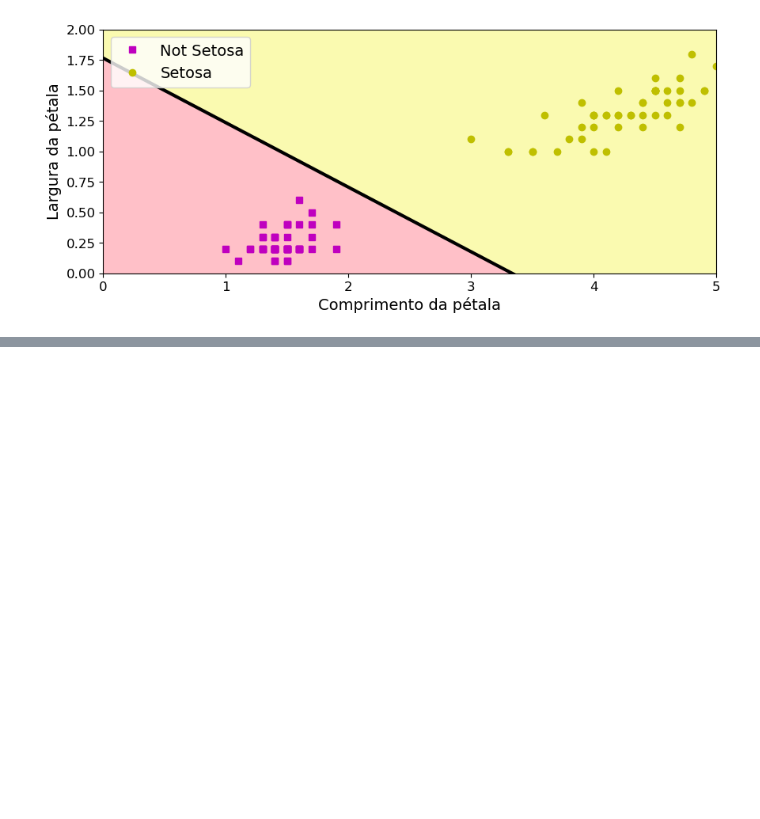
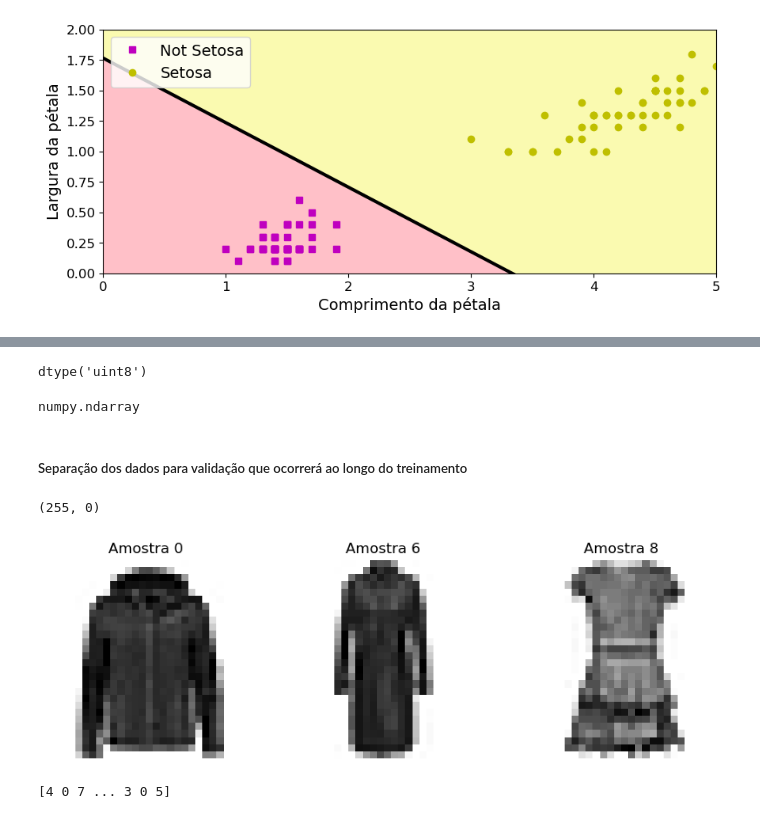
Before and after one commit to CarineMS/UFV, a Jupyter notebook: ELT574/Semana_03/ELT574_U3A.ipynb, the cells around one changed output, grey strips where cells are left out. Drawn from its saved outputs; the diff is of its cells as text; code cells hidden in the pictures; blank space fills up the shorter version.

Commit message:
ELT547 Semana 2 Aula 03 Perceptron Multicamadas PMC usando keras fashion_mnist

```diff
--- a/ELT574/Semana_03/ELT574_U3A.ipynb
+++ b/ELT574/Semana_03/ELT574_U3A.ipynb
@@ -93,0 +100,8 @@ plt.show()
+# %%
+# carregando o conjunto
+
+fashion = keras.datasets.fashion_mnist
+# %%
+# divisão dos dados de treino e de teste
+(X_trainf, y_trainf), (X_test, y_test) = fashion.load_data()
+X_trainf.shape
@@ -93,0 +122,60 @@ plt.show()
+# %%
+# inteiro de 8 bytes positivo
+X_trainf.dtype
+# %% [output]
+dtype('uint8')
+# %%
+type(X_trainf)
+# %% [output]
+numpy.ndarray
+# %% [markdown]
+##### Separação dos dados para validação que ocorrerá ao longo do treinamento
+# %%
+# o valor de cada pixel pode variar.
+# No nosso caso essa variação é de 255
+X_test[0].max(), X_test[0].min()
+# %% [output]
+(255, 0)
+# %%
+# buscando que não haja diferenciação entre os pixels por conta
+# dos seus valores optou-se normalizar-los em relação ao valor
+# maximo
+X_valid, X_train = X_trainf[:5000]/255.,X_trainf[5000:]/255.
+y_valid, y_train = y_trainf[:5000],y_trainf[5000:]
+X_test = X_test/255.
+# %%
+plt.figure(figsize=(10,4))
+
+plt.subplot(131)
+plt.imshow(X_train[0], cmap='binary')
+plt.title('Amostra 0')
+plt.axis('off')
+
+plt.subplot(132)
+plt.imshow(X_train[6], cmap='binary')
+plt.title('Amostra 6')
+plt.axis('off')
+
+plt.subplot(133)
+plt.imshow(X_train[8], cmap='binary')
+plt.title('Amostra 8')
+plt.axis('off')
+
+plt.show()
+# %% [output]
+[figure, added]
+# %%
+# cada classe é representado por um número
+print(y_train)
+class_names = ["T-shirt/top",
+               "Trouser",
+               "Pullover",
+               "Dress",
+               "Coat",
+               "Sandal",
+               "Shirt",
+               "Sneaker",
+               "Bag",
+               "Ankle boot"]
+# %% [output]
+[4 0 7 ... 3 0 5]
```
Also changed, not shown: parts of 30 cells of this notebook.
